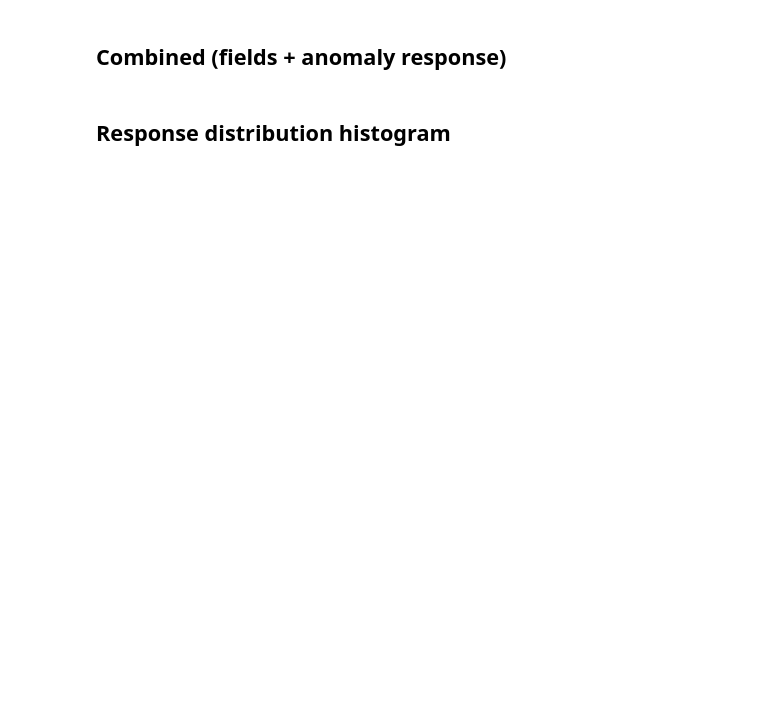
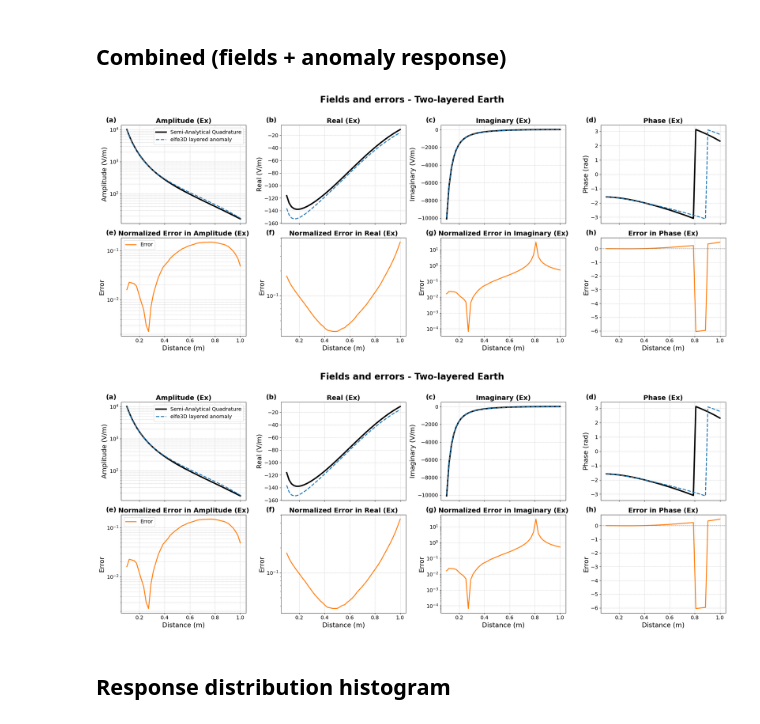
Before and after one commit to emsig/elfe3D_GPR, a Jupyter notebook: examples/04_anomalous_earth/anomaly_box.ipynb, the cells around one changed output. Saved outputs shown, nothing was run; the diff lists cells and outputs as text; code cells hidden in the pictures; blank space fills up the shorter version.

```diff
--- a/examples/04_anomalous_earth/anomaly_box.ipynb
+++ b/examples/04_anomalous_earth/anomaly_box.ipynb
@@ -160,7 +219,10 @@ ReceiverLineErrorPlot([ef], reference=bg).plot(suptitle="Errors vs Evert - Two-l
 # %% [markdown]
 ## Combined (fields + anomaly response)
 # %%
-ReceiverLineCombined(ef, bg).plot(suptitle="Fields and errors - Two-layered")
+ReceiverLineCombined(ef, bg).plot(suptitle="Fields and errors - Two-layered Earth")
+# %% [output]
+[figure, added]
+[figure, added]
 # %% [markdown]
 ## Response distribution histogram
 # %%
```
Also changed, not shown: parts of 10 cells of this notebook, 33 other files.
